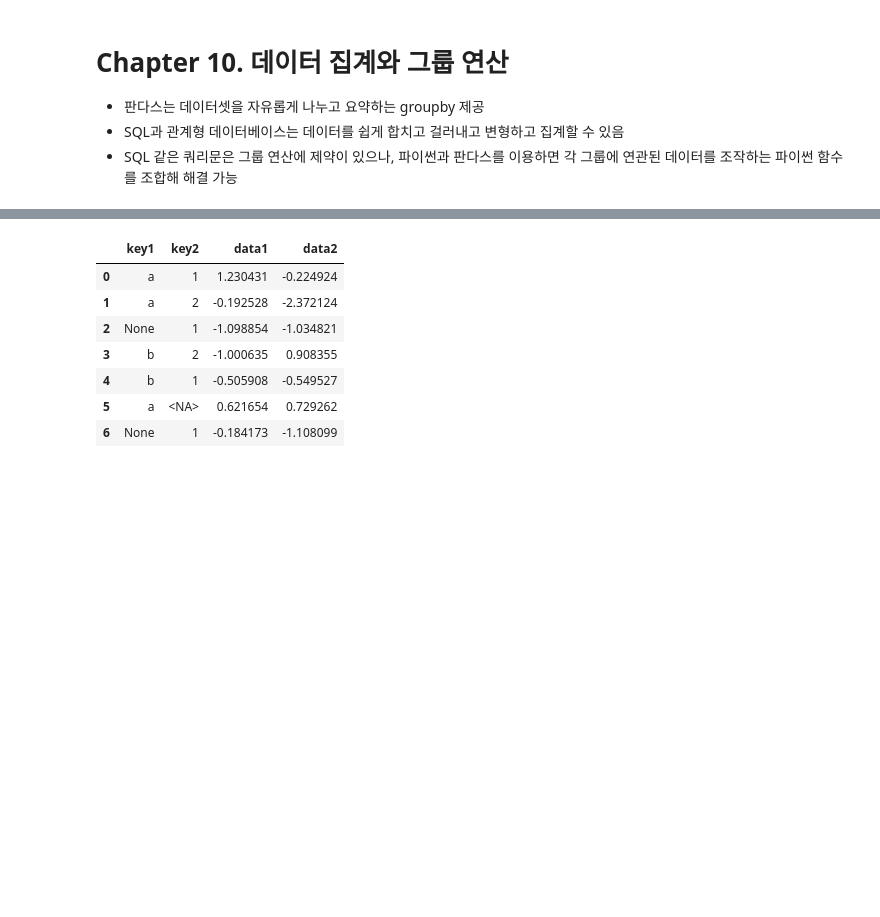
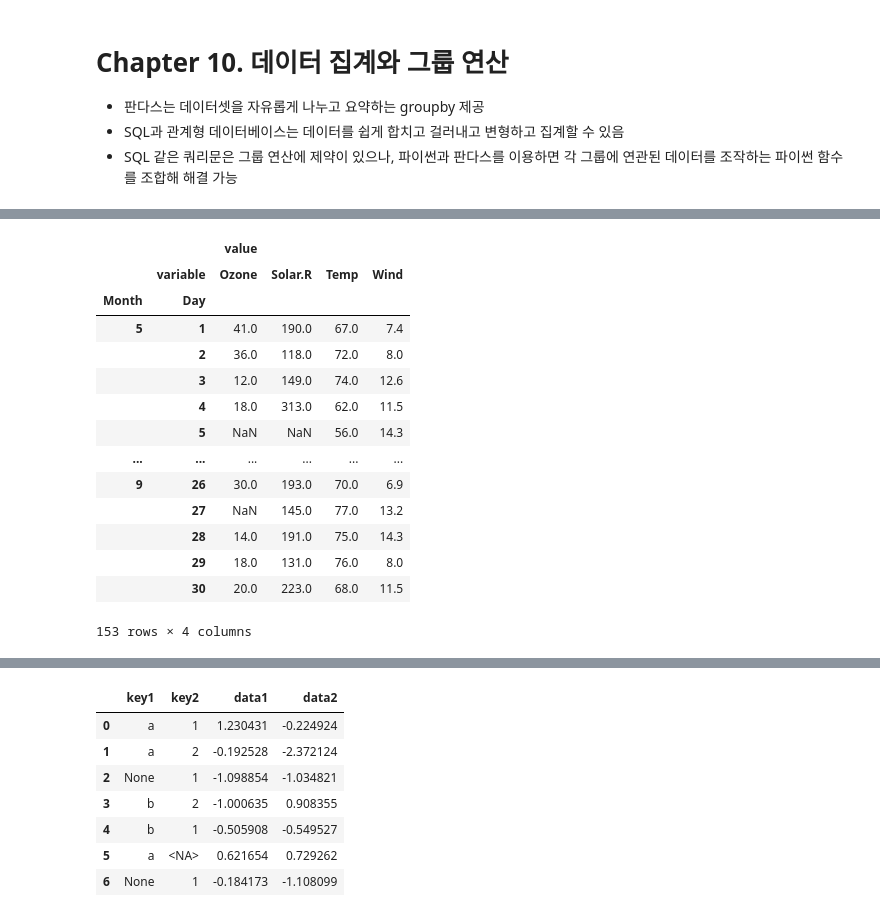
Before and after one commit to jjjjunn/Python-for-DA, a Jupyter notebook: 07__Data_Aggregation_and_Group_Operations.ipynb, the cells around one changed output, grey strips where cells are left out. Saved outputs shown, nothing was run; the diff lists cells and outputs as text; code cells hidden in the pictures; blank space fills up the shorter version.

```diff
--- a/07__Data_Aggregation_and_Group_Operations.ipynb
+++ b/07__Data_Aggregation_and_Group_Operations.ipynb
@@ -8,0 +270,8 @@ import numpy as np
+# %%
+# 뉴욕 대기질 데이터셋 불러오기
+import statsmodels.api as sm
+
+airquality_data = sm.datasets.get_rdataset("airquality")
+airquality = airquality_data.data
+print(len(airquality))
+airquality.head()
@@ -8,0 +308,4 @@ import numpy as np
+# %%
+# 모든 열을 언피벗팅할 때는 value_vars 생략 가능
+airquality_melted = pd.melt(airquality, id_vars=["Month", "Day"])
+airquality_melted
@@ -8,0 +326,25 @@ import numpy as np
+# %%
+""" pivot_table (롱 > 와이드)
+DataFrame.pivot_table(index=None, columns=None,
+                      values=None, aggfunc="mean", fill_value=None,
+                      margins=False, dropna=True, margins_name="All")"""
+airquality2 = airquality_melted.pivot_table(index=["Month", "Day"],
+                                                    columns=["variable"],
+                                                    values=["value"])
+airquality2
+# %% [output]
+|  |  | value |  |  |  |
+|  | variable | Ozone | Solar.R | Temp | Wind |
+| Month | Day |  |  |  |  |
+| 5 | 1 | 41.0 | 190.0 | 67.0 | 7.4 |
+|  | 2 | 36.0 | 118.0 | 72.0 | 8.0 |
+|  | 3 | 12.0 | 149.0 | 74.0 | 12.6 |
+|  | 4 | 18.0 | 313.0 | 62.0 | 11.5 |
+|  | 5 | NaN | NaN | 56.0 | 14.3 |
+| ... | ... | ... | ... | ... | ... |
+| 9 | 26 | 30.0 | 193.0 | 70.0 | 6.9 |
+|  | 27 | NaN | 145.0 | 77.0 | 13.2 |
+|  | 28 | 14.0 | 191.0 | 75.0 | 14.3 |
+|  | 29 | 18.0 | 131.0 | 76.0 | 8.0 |
+|  | 30 | 20.0 | 223.0 | 68.0 | 11.5 |
+153 rows × 4 columns
```
Also changed, not shown: parts of 58 cells of this notebook, 1 other file.
